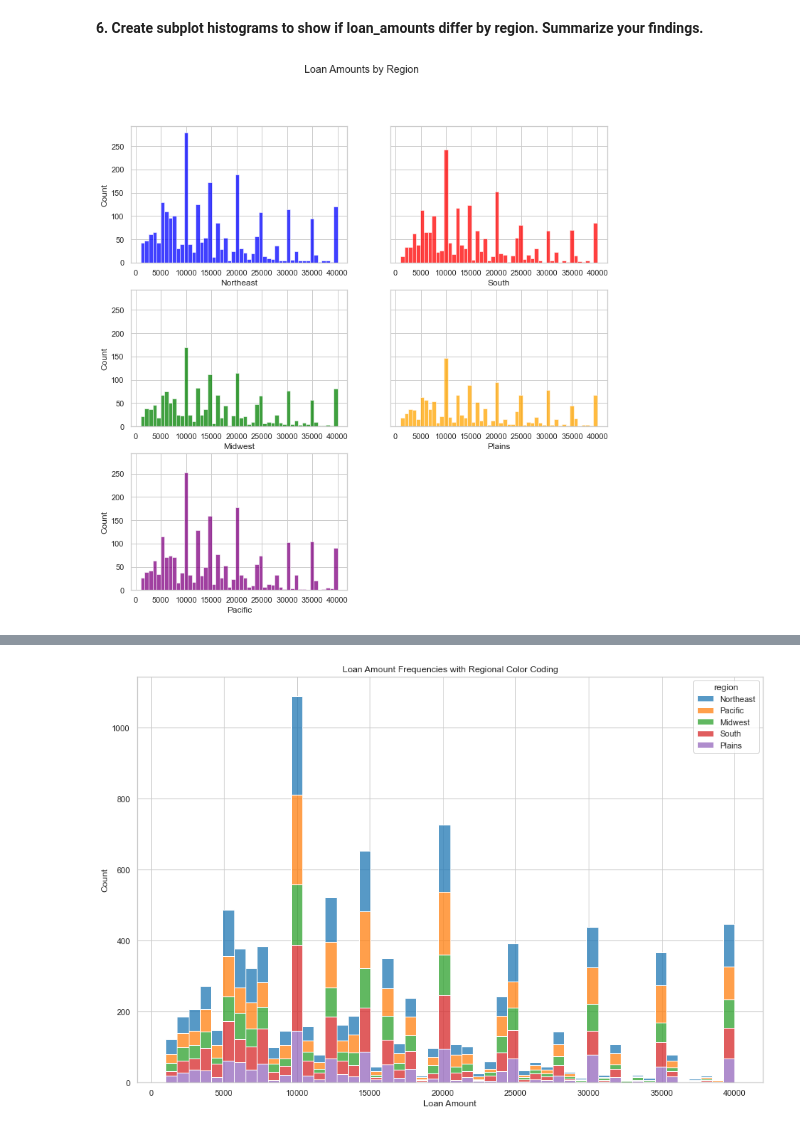
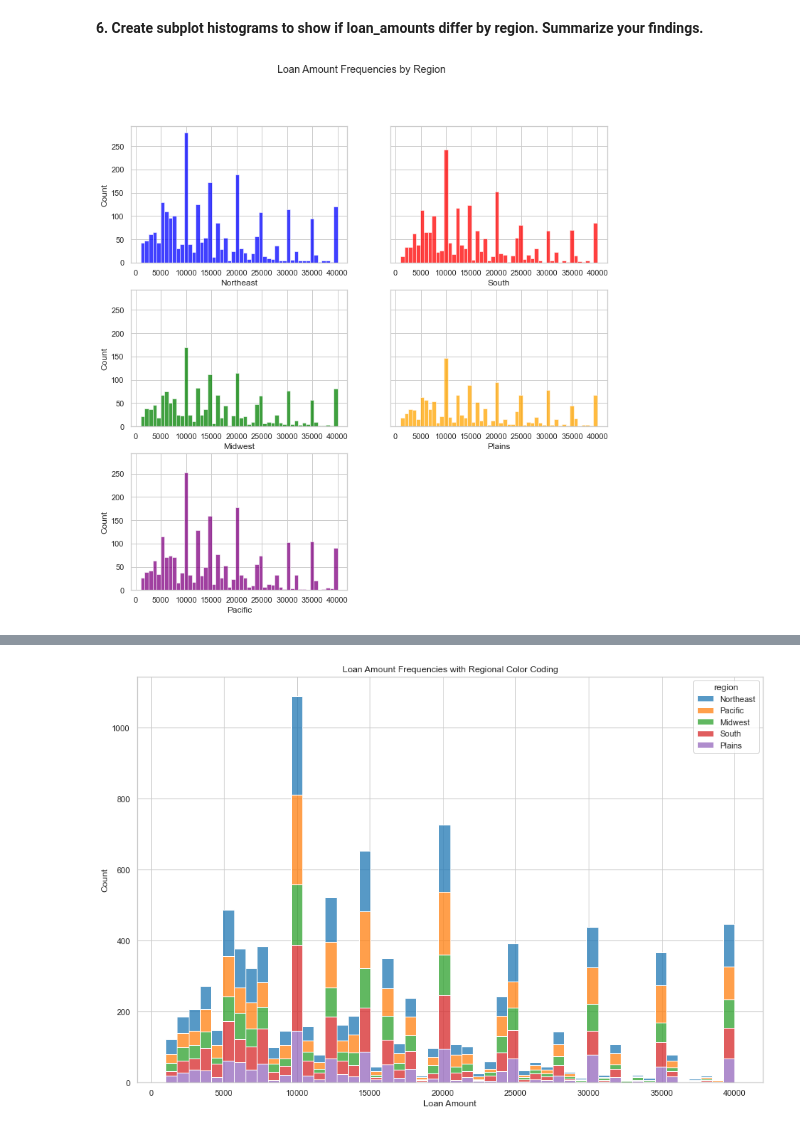
Before and after one commit to Amanda676/Homework, a Jupyter notebook: Loans_Week_12.ipynb, the cells around one changed output, grey strips where cells are left out. Cells and saved outputs as stored; diff of their text form; code cells hidden in the pictures.

```diff
--- a/Loans_Week_12.ipynb
+++ b/Loans_Week_12.ipynb
@@ -359,24 +379,30 @@ loans_df.head(10)
 # %%
 # Create histogram
 sns.set_style("whitegrid")
 sns.set_context("notebook")
 
 fig, axes = plt.subplots(3, 2, figsize =(12,12), sharey=True)
 axes[2][1].set_visible(False)
 fig.suptitle('Loan Amount Frequencies by Region')
 
 # make subplots
+# same bin size chosen for all regions
 
-ax = sns.histplot(data = loans_df[loans_df['region'] == 'Northeast']['loan_amount'], ax=axes[0,0], bins = 50, color = 'b')
+ax = sns.histplot(data = loans_df[loans_df['region'] == 'Northeast']['loan_amount'], ax=axes[0,0],
+                  bins = 50, color = 'b')
 ax.set(xlabel = 'Northeast')
-ax2 = sns.histplot(ax=axes[0,1], data=loans_df[loans_df['region'] == 'South'], x = 'loan_amount', bins = 50, color = 'r');
+ax2 = sns.histplot(ax=axes[0,1], data=loans_df[loans_df['region'] == 'South'], x = 'loan_amount',
+                   bins = 50, color = 'r');
 ax2.set(xlabel = "South")
-ax3 = sns.histplot(ax=axes[1,0], data=loans_df[loans_df['region'] == 'Midwest'], x = 'loan_amount', bins = 50, color = 'g');
+ax3 = sns.histplot(ax=axes[1,0], data=loans_df[loans_df['region'] == 'Midwest'], x = 'loan_amount',
+                   bins = 50, color = 'g');
 ax3.set(xlabel = "Midwest")
-ax4 = sns.histplot(ax=axes[1,1], data=loans_df[loans_df['region'] == 'Plains'], x = 'loan_amount', bins = 50, color = 'orange');
+ax4 = sns.histplot(ax=axes[1,1], data=loans_df[loans_df['region'] == 'Plains'], x = 'loan_amount',
+                   bins = 50, color = 'orange');
 ax4.set(xlabel = "Plains")
-ax5 = sns.histplot(ax=axes[2,0], data=loans_df[loans_df['region'] == 'Pacific'], x = 'loan_amount', bins = 50, color = 'purple');
+ax5 = sns.histplot(ax=axes[2,0], data=loans_df[loans_df['region'] == 'Pacific'], x = 'loan_amount',
+                   bins = 50, color = 'purple');
 ax5.set(xlabel = "Pacific")
 plt.show()
 # %% [output]
-[figure, old version]
+[figure, new version]
```
Also changed, not shown: parts of 11 cells of this notebook.
